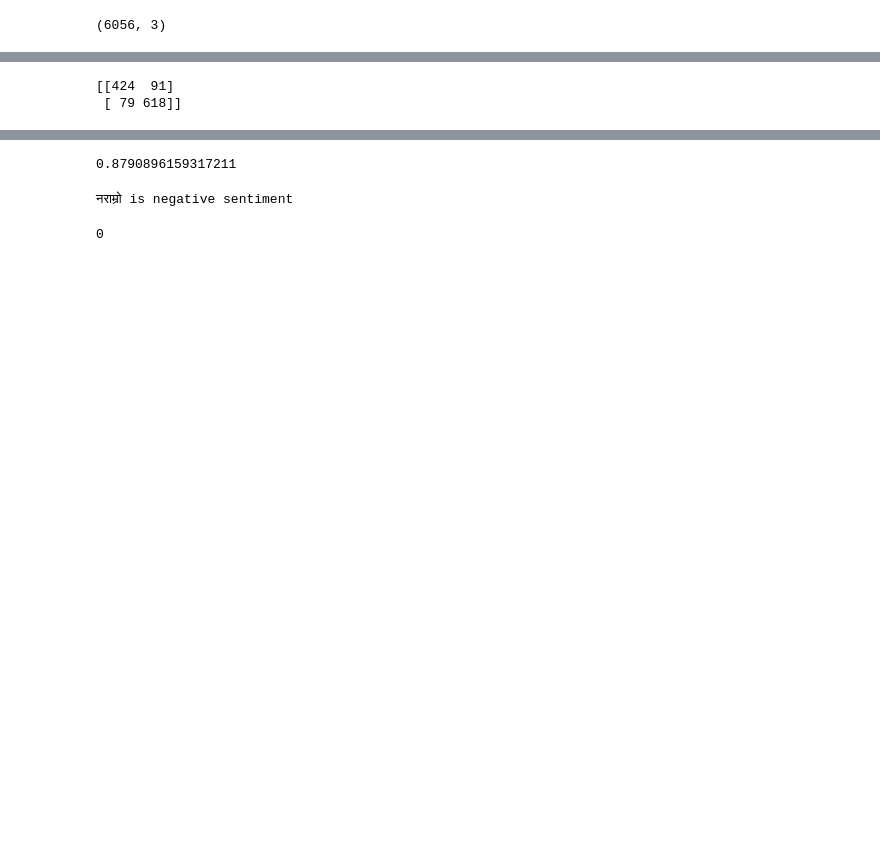
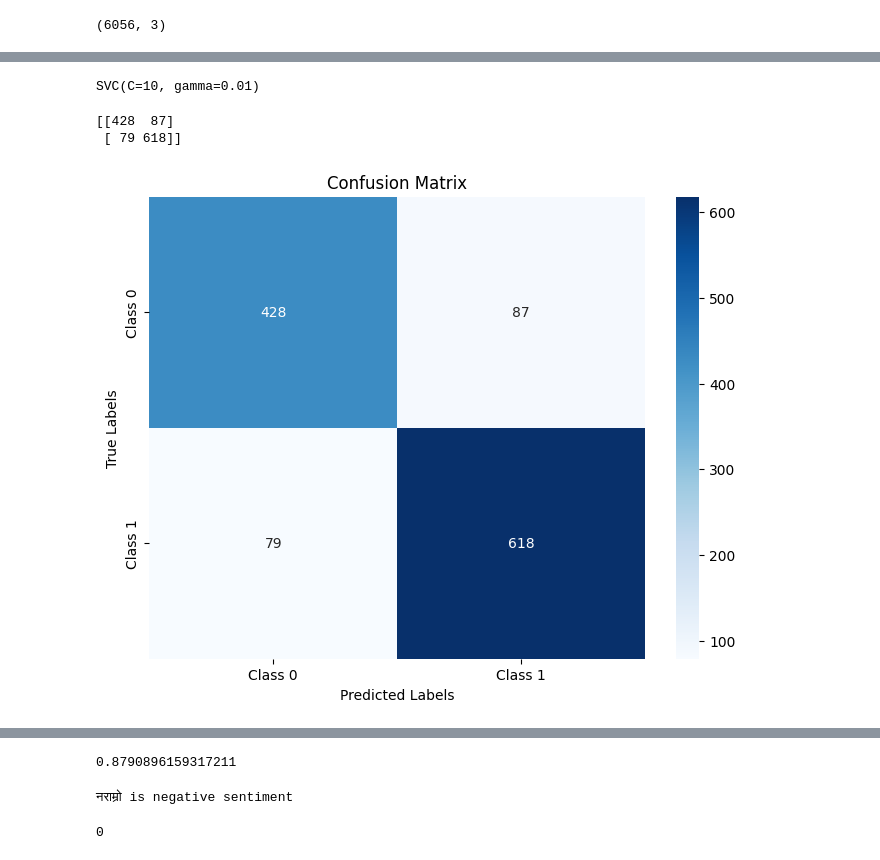
Before and after one commit to knilkantha/nepali-language-sentiment, a Jupyter notebook: BertSentimentAnalysisNepali.ipynb, the cells around one changed output, grey strips where cells are left out. Cells and saved outputs as stored; diff of their text form; code cells hidden in the pictures; blank space fills up the shorter version.

```diff
--- a/BertSentimentAnalysisNepali.ipynb
+++ b/BertSentimentAnalysisNepali.ipynb
@@ -285,0 +195,18 @@ SVC()
+# %%
+param_grid = {
+    'C': [0.01, 0.1, 1, 10, 100],
+    'kernel': ['linear', 'rbf'],
+    'gamma': [1, 0.1, 0.01, 0.001]
+}
+# %%
+# Initialize GridSearchCV
+grid_search = GridSearchCV(estimator=svc, param_grid=param_grid, cv=5, n_jobs=-1)
+
+# Fit the grid search to the data
+grid_search.fit(train_X.tolist(), train_y)
+
+# Print the best parameters found
+print("Best Parameters:", grid_search.best_params_)
+
+# Get the best model
+best_model = grid_search.best_estimator_
@@ -286,11 +231,25 @@ SVC()
+# %%
+best_model
+# %% [output]
+SVC(C=10, gamma=0.01)
 # %%
-svc_pred = svc.predict(test_X.tolist())
-# svc_pred = svc.predict(test_X)
+svc_pred = best_model.predict(test_X.tolist())
 # %%
-print(confusion_matrix(test_y, svc_pred))
+cm = confusion_matrix(test_y, svc_pred)
+print(cm)
 # %% [output]
-[[424  91]
+[[428  87]
  [ 79 618]]
+# %%
+# Plot the confusion matrix using seaborn
+plt.figure(figsize=(8, 6))
+sns.heatmap(cm, annot=True, fmt='d', cmap='Blues', xticklabels=['Class 0', 'Class 1'], yticklabels=['Class 0', 'Class 1'])
+plt.xlabel('Predicted Labels')
+plt.ylabel('True Labels')
+plt.title('Confusion Matrix')
+plt.show()
+# %% [output]
+[figure, added]
 # %%
 print(classification_report(test_y, svc_pred))
 # %% [output]
```
Also changed, not shown: parts of 49 cells of this notebook, 11 other files.
